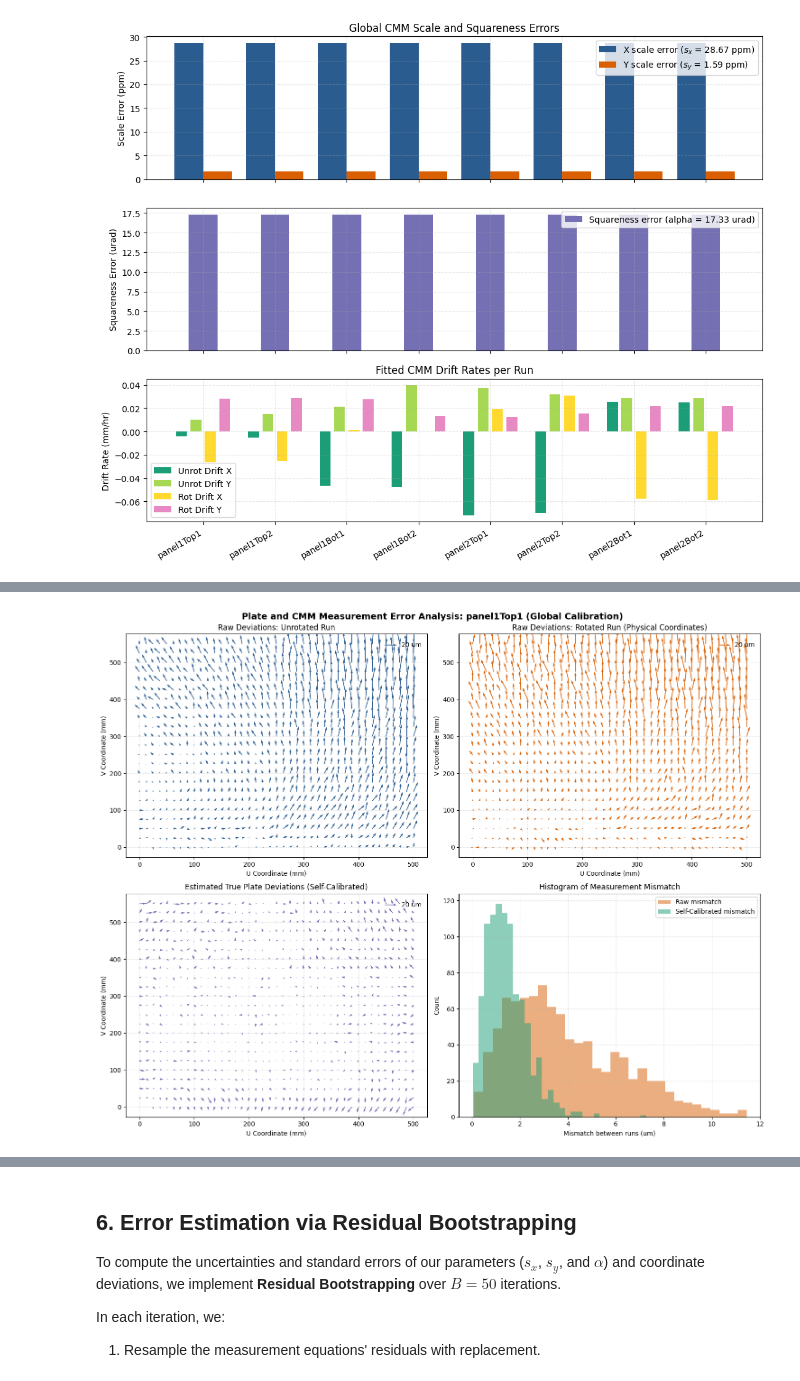
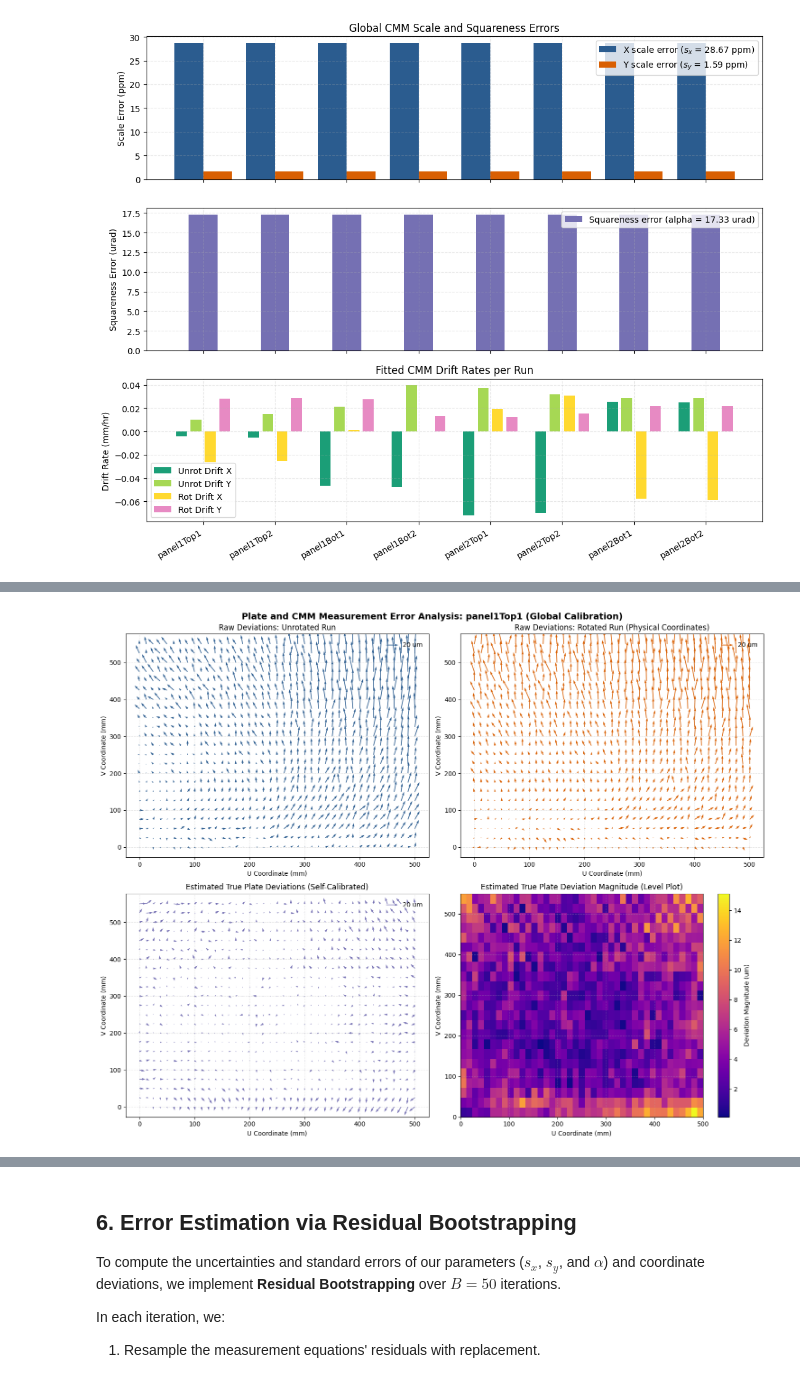
Before and after one commit to plops/afm, a Jupyter notebook: holes/CMM_Self_Calibration_Analysis.ipynb, the cells around one changed output, grey strips where cells are left out. Cells and saved outputs as stored; diff of their text form; code cells hidden in the pictures.

```diff
--- a/holes/CMM_Self_Calibration_Analysis.ipynb
+++ b/holes/CMM_Self_Calibration_Analysis.ipynb
@@ -641,37 +639,38 @@ du_rot_c = -dy_r + (-s_y * u_grid + (theta_2 + alpha) * v_grid + Ty_2 + cy_r * t
 dv_rot_c = dx_r - (s_x * v_grid + theta_2 * u_grid + Tx_2 + cx_r * t_r_b)
 
 diff_before = np.sqrt((dx_u - du_rot_raw)**2 + (dy_u - dv_rot_raw)**2) * 1000
 diff_after = np.sqrt((du_unrot_c - du_rot_c)**2 + (dv_unrot_c - dv_rot_c)**2) * 1000
 
 fig, axes = plt.subplots(2, 2, figsize=(15, 12))
 
 q0 = axes[0, 0].quiver(u_grid, v_grid, dx_u, dy_u, scale=0.5, color='#2b5c8f')
 axes[0, 0].quiverkey(q0, 0.9, 0.95, 0.02, '20 um', labelpos='E', coordinates='axes')
 axes[0, 0].set_title("Raw Deviations: Unrotated Run")
 axes[0, 0].set_xlabel("U Coordinate (mm)")
 axes[0, 0].set_ylabel("V Coordinate (mm)")
 
 q1 = axes[0, 1].quiver(u_grid, v_grid, du_rot_raw, dv_rot_raw, scale=0.5, color='#d95f02')
 axes[0, 1].quiverkey(q1, 0.9, 0.95, 0.02, '20 um', labelpos='E', coordinates='axes')
 axes[0, 1].set_title("Raw Deviations: Rotated Run (Physical Coordinates)")
 axes[0, 1].set_xlabel("U Coordinate (mm)")
 axes[0, 1].set_ylabel("V Coordinate (mm)")
 
 q2 = axes[1, 0].quiver(u_grid, v_grid, du_est, dv_est, scale=0.5, color='#7570b3')
 axes[1, 0].quiverkey(q2, 0.9, 0.95, 0.02, '20 um', labelpos='E', coordinates='axes')
 axes[1, 0].set_title("Estimated True Plate Deviations (Self-Calibrated)")
 axes[1, 0].set_xlabel("U Coordinate (mm)")
 axes[1, 0].set_ylabel("V Coordinate (mm)")
 
-axes[1, 1].hist(diff_before.flatten(), bins=30, alpha=0.5, label='Raw mismatch', color='#d95f02')
-axes[1, 1].hist(diff_after.flatten(), bins=30, alpha=0.5, label='Self-Calibrated mismatch', color='#1b9e77')
-axes[1, 1].set_xlabel("Mismatch between runs (um)")
-axes[1, 1].set_ylabel("Count")
-axes[1, 1].set_title("Histogram of Measurement Mismatch")
-axes[1, 1].legend()
+mag_true = np.sqrt(du_est**2 + dv_est**2) * 1000
+im_true = axes[1, 1].imshow(mag_true, origin='lower', extent=[u_vals.min(), u_vals.max(), v_vals.min(), v_vals.max()],
+                            cmap='plasma', aspect='auto')
+axes[1, 1].set_title("Estimated True Plate Deviation Magnitude (Level Plot)")
+axes[1, 1].set_xlabel("U Coordinate (mm)")
+axes[1, 1].set_ylabel("V Coordinate (mm)")
+fig.colorbar(im_true, ax=axes[1, 1], label="Deviation Magnitude (um)")
 
 plt.suptitle(f"Plate and CMM Measurement Error Analysis: {b} (Global Calibration)", fontsize=14, fontweight='bold')
 plt.tight_layout()
 plt.show()
 # %% [output]
-[figure, old version]
+[figure, new version]
```
Also changed, not shown: parts of 4 cells of this notebook, 1 other file.
